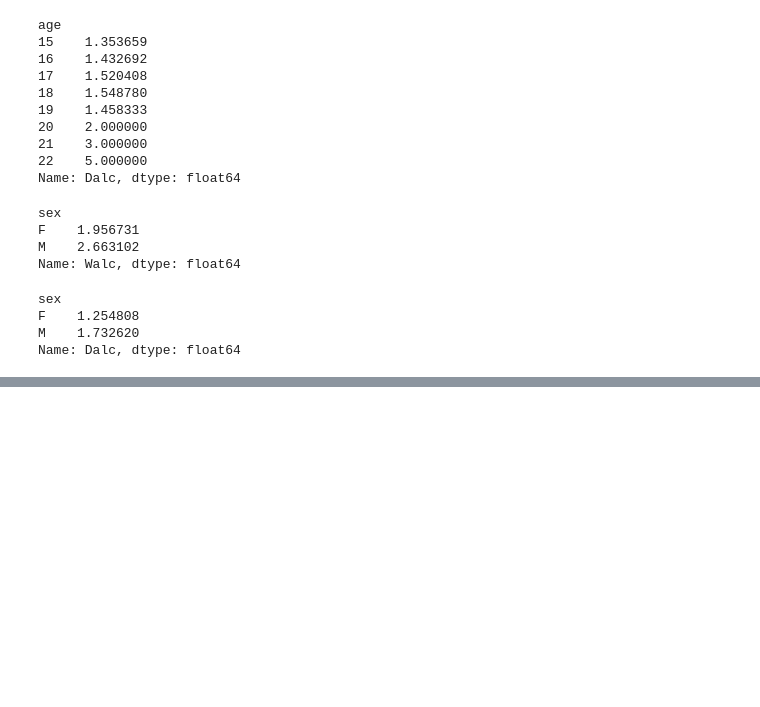
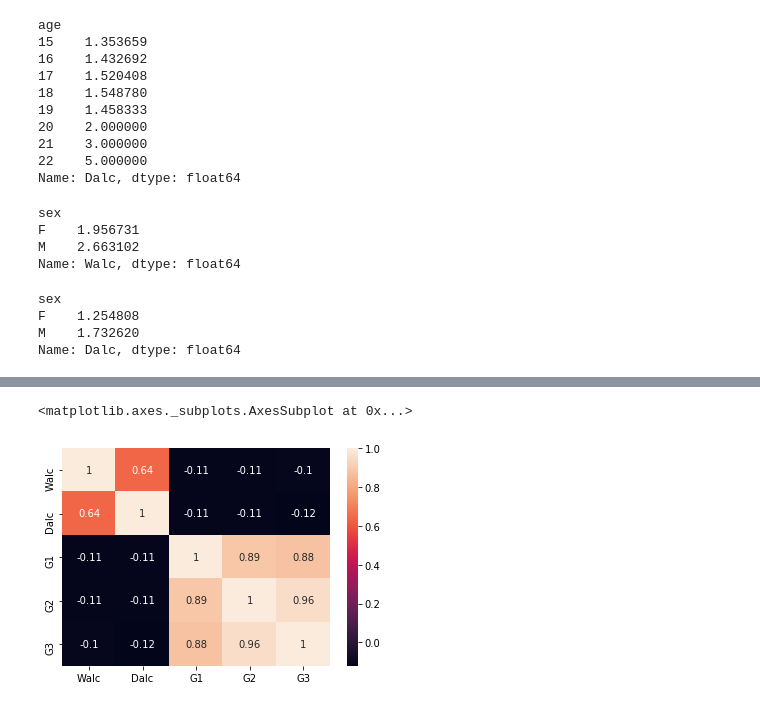
Before and after one commit to DmitriyVahrushev/ds_inno_abdt, a Jupyter notebook: homework_3/homework_3.ipynb, the cells around one changed output, grey strips where cells are left out. Drawn from its saved outputs; the diff is of its cells as text; code cells hidden in the pictures; blank space fills up the shorter version.

```diff
--- a/homework_3/homework_3.ipynb
+++ b/homework_3/homework_3.ipynb
@@ -122,0 +138,6 @@ Name: Dalc, dtype: float64
+# %%
+# матрица ранговой корреляции (корреялция Спирмена)
+sns.heatmap(df_alc.corr(method = 'spearman'), annot = True)
+# %% [output]
+<matplotlib.axes._subplots.AxesSubplot at 0x...>
+[figure, added]
```
Also changed, not shown: parts of 14 cells of this notebook.
